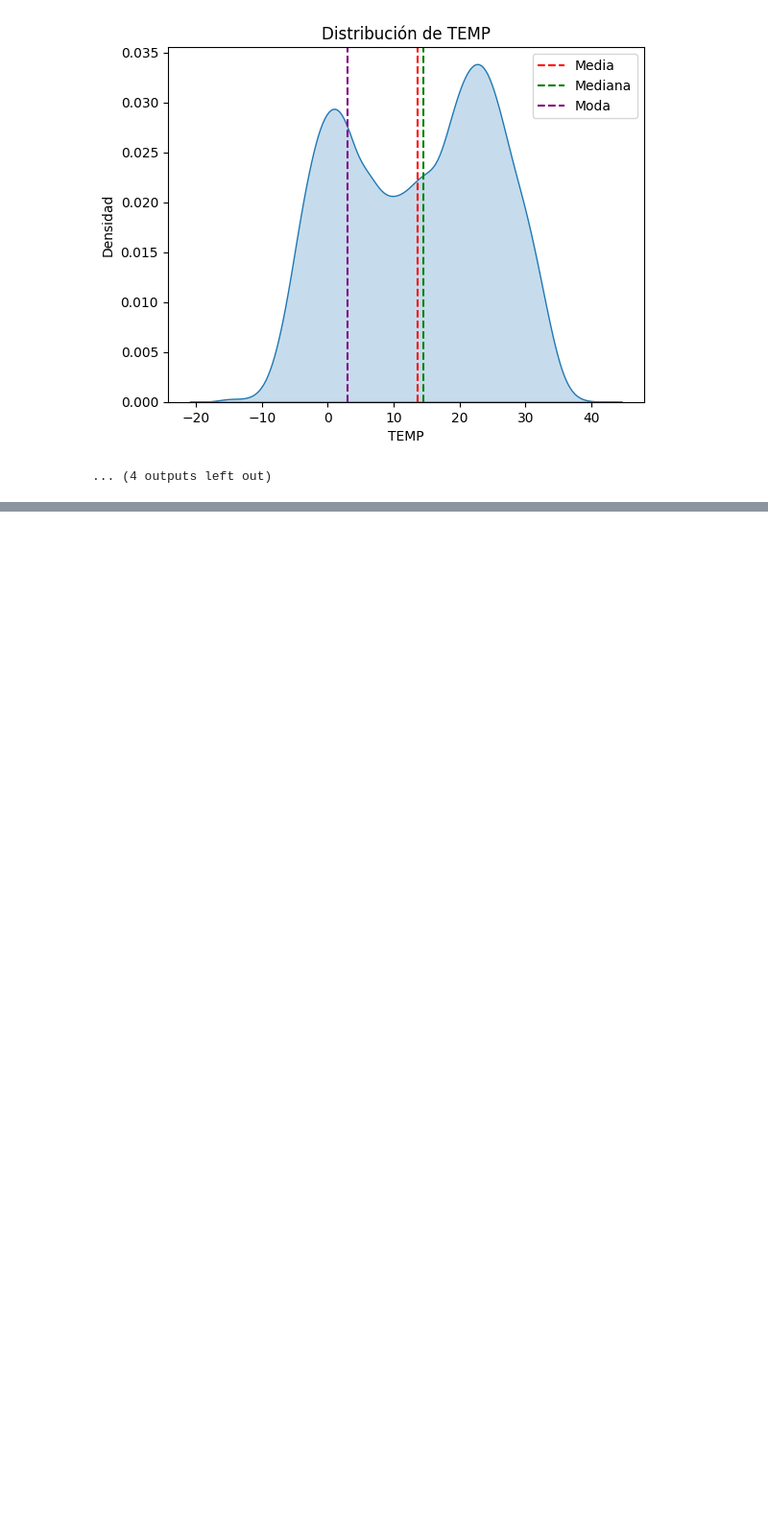
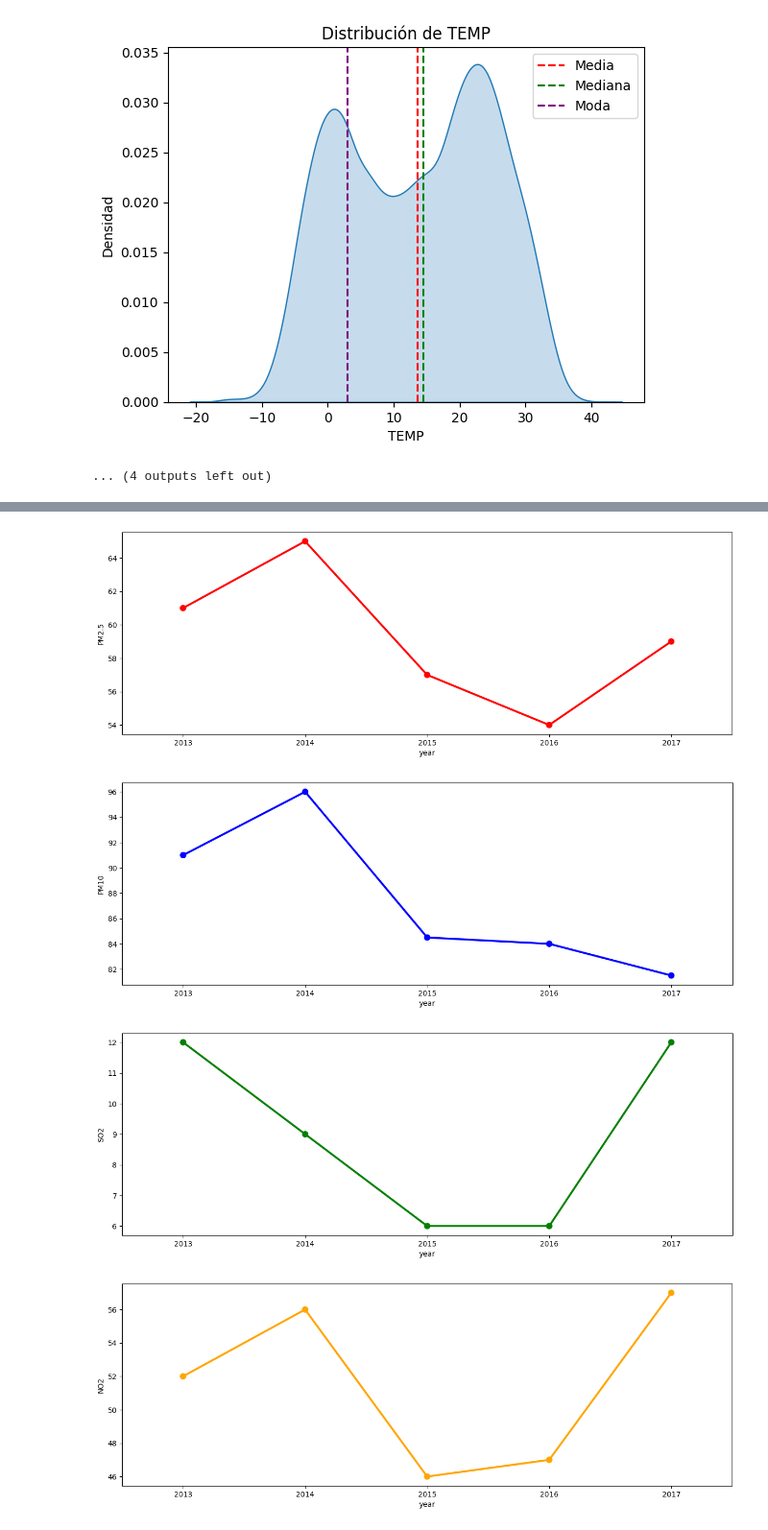
Before and after one commit to Afkerian/Beijing-Multi-Site-Air-Quality-Data-Data-Set, a Jupyter notebook: notebooks/analyticis.ipynb, the cells around one changed output, grey strips where cells are left out. Shown at 96% size. Cells and saved outputs as stored; diff of their text form; code cells hidden in the pictures; blank space fills up the shorter version.

```diff
--- a/notebooks/analyticis.ipynb
+++ b/notebooks/analyticis.ipynb
@@ -207,0 +220,2 @@ for columna in df.columns:
+# %%
+df = df1
@@ -207,0 +234,2 @@ for columna in df.columns:
+# %%
+df['PM2.5'].fillna(df['PM2.5'].median(), inplace=True)
@@ -207,0 +256,6 @@ for columna in df.columns:
+# %%
+df['PM10'].fillna(df['PM10'].median(), inplace=True)
+df['SO2'].fillna(df['SO2'].median(), inplace=True)
+df['NO2'].fillna(df['NO2'].median(), inplace=True)
+df['CO'].fillna(df['CO'].median(), inplace=True)
+df['O3'].fillna(df['O3'].median(), inplace=True)
@@ -207,0 +302,13 @@ for columna in df.columns:
+# %%
+columns_all = ['PM2.5','PM10','SO2','NO2','CO','O3','TEMP','PRES','DEWP','RAIN','WSPM']
+colors = ['red', 'blue', 'green', 'orange', 'purple', 'yellow', 'cyan', 'magenta', 'gray', 'brown']
+# %%
+for i, colum in enumerate(columns_all):
+    df_aux = df[[colum,'year']].groupby(["year"]).median().reset_index().sort_values(by='year',ascending=False)
+    f,ax=plt.subplots(figsize=(15,5))
+    sns.pointplot(x='year', y=str(colum), data=df_aux, markers='o', color=colors[i % len(colors)])
+# %% [output]
+[figure, added]
+[figure, added]
+[figure, added]
+[figure, added]
```
Also changed, not shown: parts of 8 cells of this notebook.
